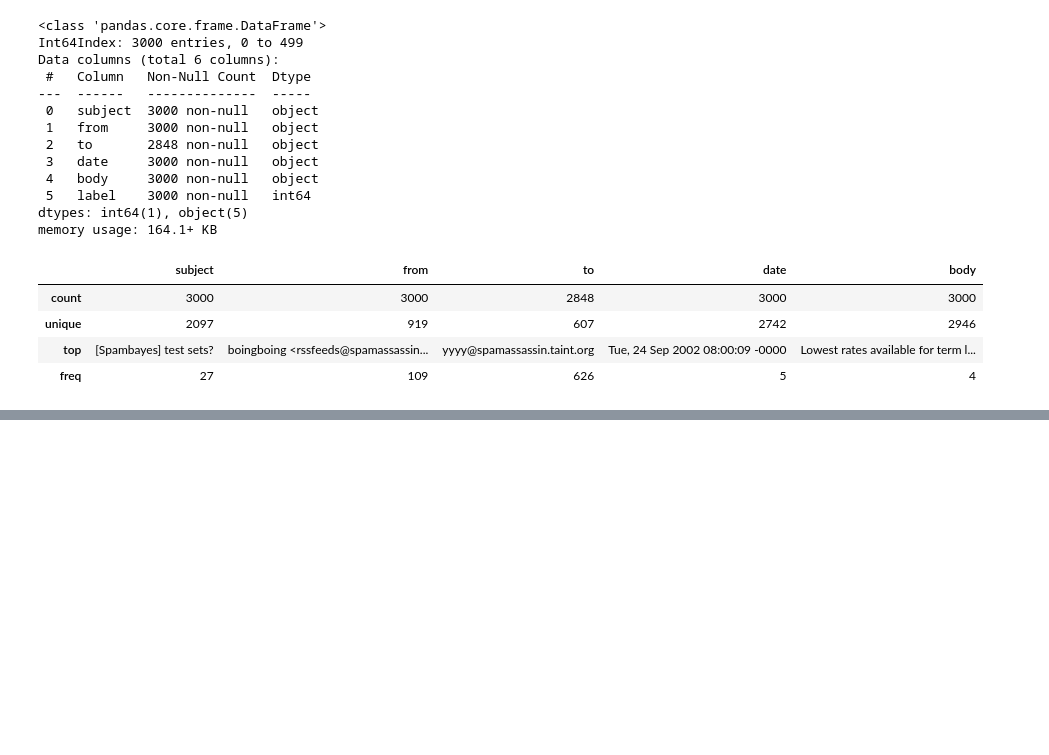
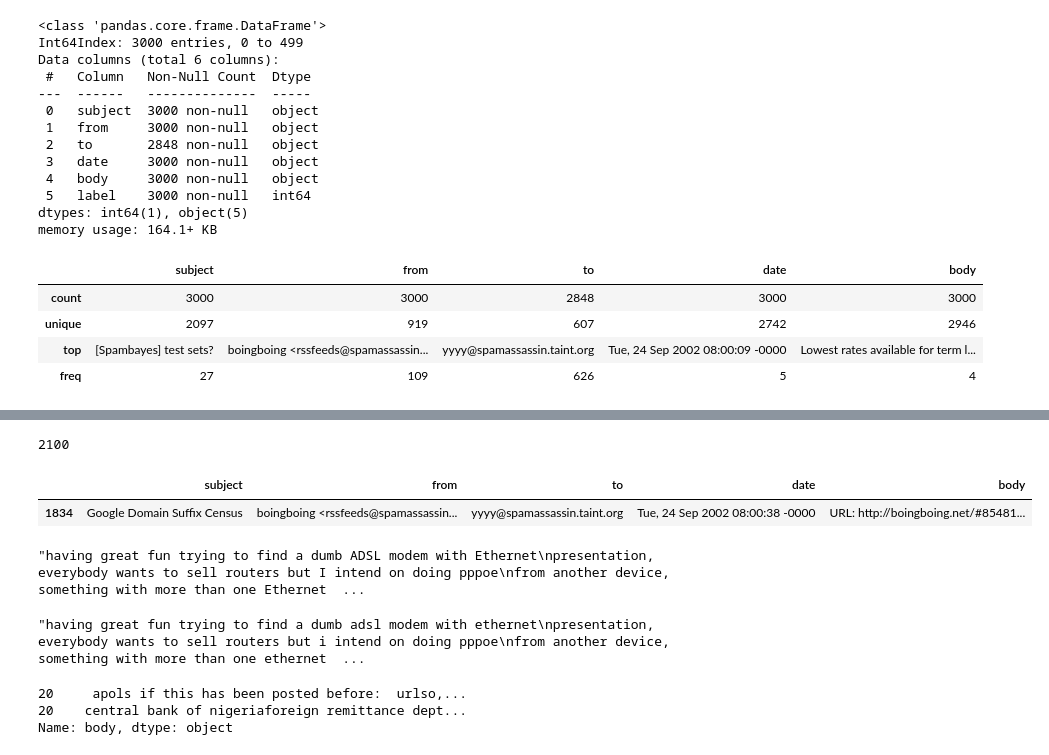
Before and after one commit to S4vyss/machine-learning, a Jupyter notebook: SpamDetector.ipynb, the cells around one changed output, grey strips where cells are left out. Drawn from its saved outputs; the diff is of its cells as text; code cells hidden in the pictures; blank space fills up the shorter version.

```diff
--- a/SpamDetector.ipynb
+++ b/SpamDetector.ipynb
@@ -160,3 +160,14 @@ dataset.describe(include='object')
 | unique | 2097 | 919 | 607 | 2742 | 2946 |
 | top | [Spambayes] test sets? | boingboing <rssfeeds@spamassassin... | yyyy@spamassassin.taint.org | Tue, 24 Sep 2002 08:00:09 -0000 | Lowest rates available for term l... |
 | freq | 27 | 109 | 626 | 5 | 4 |
+# %%
+import numpy as np
+
+X = dataset.drop('label', axis=1)
+y = dataset['label']
+
+X['to'] = X['to'].fillna('Unknown')
+# %%
+from sklearn.model_selection import train_test_split
+
+X_train, X_test, y_train, y_test = train_test_split(X, y, test_size=0.3, stratify=y, random_state=42)
@@ -162,0 +189,31 @@ dataset.describe(include='object')
+# %%
+len(y_train)
+# %% [output]
+2100
+# %%
+X_train.head(1)
+# %% [output]
+|  | subject | from | to | date | body |
+| 1834 | Google Domain Suffix Census | boingboing <rssfeeds@spamassassin... | yyyy@spamassassin.taint.org | Tue, 24 Sep 2002 08:00:38 -0000 | URL: http://boingboing.net/#85481... |
+# %%
+X_train['body'][111]
+# %% [output]
+"having great fun trying to find a dumb ADSL modem with Ethernet\npresentation, everybody wants to sell routers but I intend on doing pppoe\nfrom another device, something with more than one Ethernet  ...
+# %%
+import re
+
+def replace_links_numbers(text):
+    if isinstance(text, str):
+      # Replace links
+      text = re.sub(r'http[s]?://\S+', 'URL', text)
+      # Replace numbers
+      text = re.sub(r'\b\d+\b', 'NUMBER', text)
+      # Convert to lowercase
+      text = text.lower()
+    return text
+
+X_train['body'] = X_train['body'].apply(replace_links_numbers)
+
+X_train['body'][111]
+# %% [output]
+"having great fun trying to find a dumb adsl modem with ethernet\npresentation, everybody wants to sell routers but i intend on doing pppoe\nfrom another device, something with more than one ethernet  ...
@@ -162,0 +226,8 @@ dataset.describe(include='object')
+# %%
+X_train['body'] = X_train['body'].apply(remove_metadata)
+
+X_train['body'][20]
+# %% [output]
+20     apols if this has been posted before:  urlso,...
+20    central bank of nigeriaforeign remittance dept...
+Name: body, dtype: object
```
Also changed, not shown: parts of 3 cells of this notebook.
